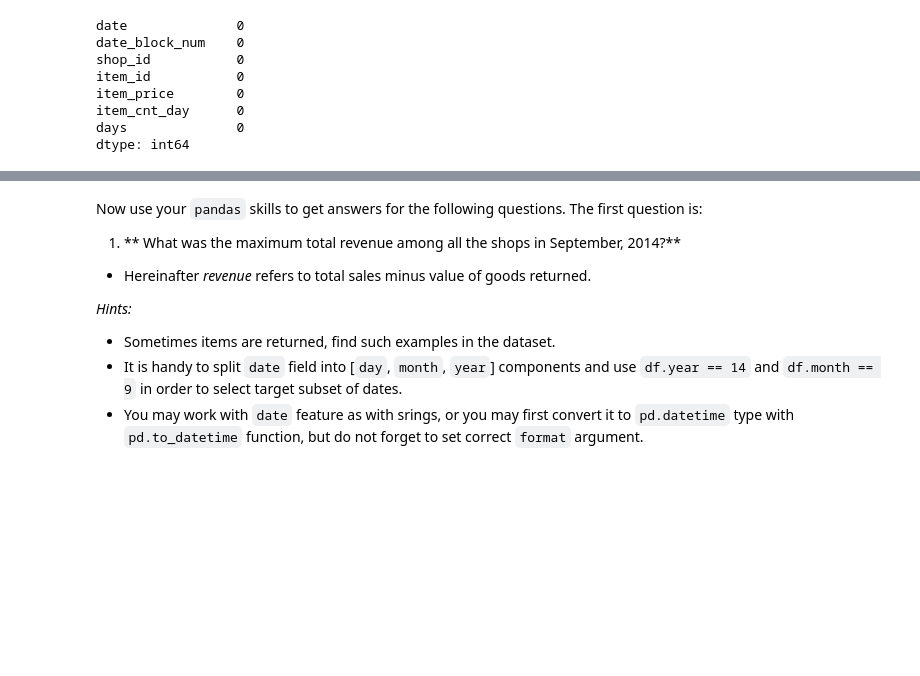
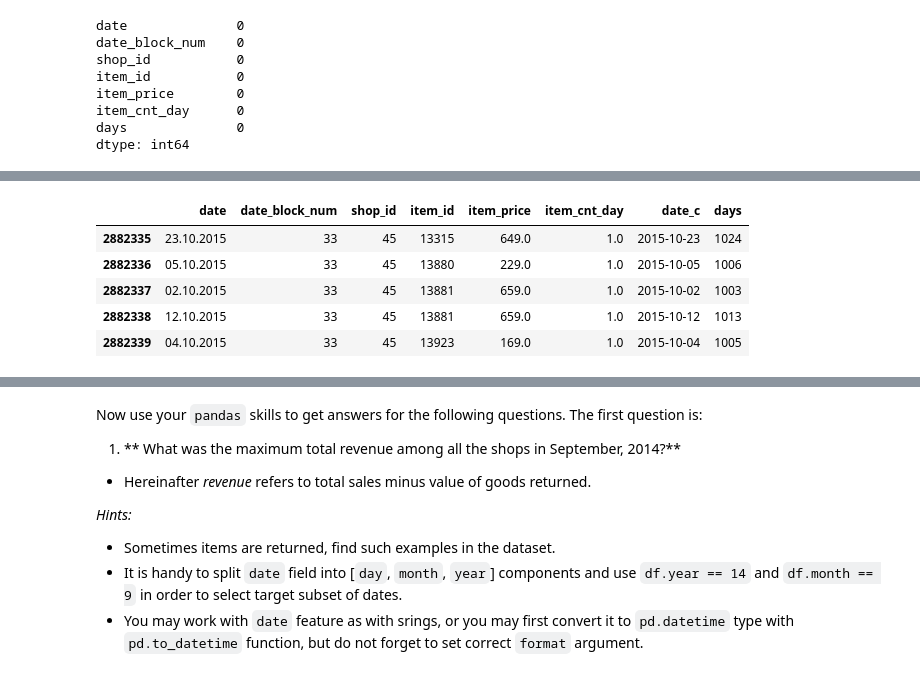
Before and after one commit to amirnasri/Win_Kaggle_course_project, a Jupyter notebook: PandasBasics.ipynb, the cells around one changed output, grey strips where cells are left out. Cells and saved outputs as stored; diff of their text form; code cells hidden in the pictures; blank space fills up the shorter version.

```diff
--- a/PandasBasics.ipynb
+++ b/PandasBasics.ipynb
@@ -193,0 +214,17 @@ trans_gb_shop_item.agg({'item_price':np.mean, 'item_cnt_day':np.sum, 'days':np.m
+# %%
+transactions['month'] = [d.month for d in transactions.date_c]
+# %%
+oct_first = pd.datetime(2015, 10, 1)
+# %%
+nov_first = pd.datetime(2015, 11, 1)
+# %%
+transactions_oct = transactions[(transactions.date_c >= oct_first) & (transactions.date_c < nov_first) ]
+# %%
+transactions_oct.head()
+# %% [output]
+|  | date | date_block_num | shop_id | item_id | item_price | item_cnt_day | date_c | days |
+| 2882335 | 23.10.2015 | 33 | 45 | 13315 | 649.0 | 1.0 | 2015-10-23 | 1024 |
+| 2882336 | 05.10.2015 | 33 | 45 | 13880 | 229.0 | 1.0 | 2015-10-05 | 1006 |
+| 2882337 | 02.10.2015 | 33 | 45 | 13881 | 659.0 | 1.0 | 2015-10-02 | 1003 |
+| 2882338 | 12.10.2015 | 33 | 45 | 13881 | 659.0 | 1.0 | 2015-10-12 | 1013 |
+| 2882339 | 04.10.2015 | 33 | 45 | 13923 | 169.0 | 1.0 | 2015-10-04 | 1005 |
```
Also changed, not shown: parts of 40 cells of this notebook.
